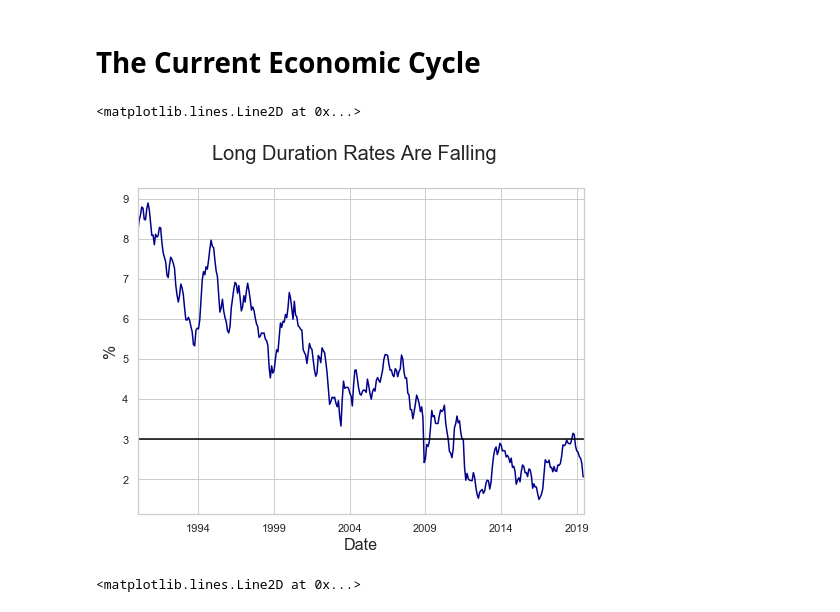
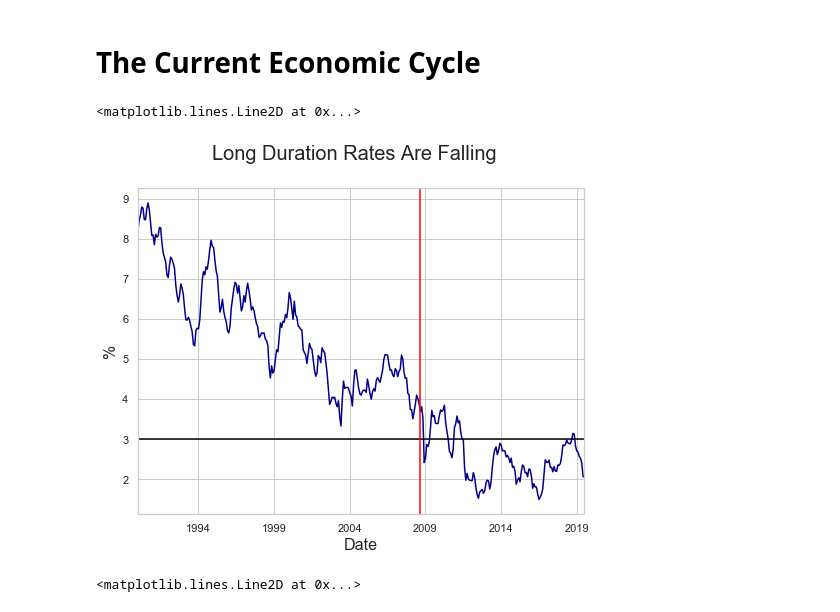
Before and after one commit to thsavage/Hirsh-Fellows-Real-Estate-Finance, a Jupyter notebook: Hirsh Scholars An Assessment of the Current State of Real Estate.ipynb, the cells around one changed output. Saved outputs shown, nothing was run; the diff lists cells and outputs as text; code cells hidden in the pictures.

```diff
--- a/Hirsh Scholars An Assessment of the Current State of Real Estate.ipynb
+++ b/Hirsh Scholars An Assessment of the Current State of Real Estate.ipynb
@@ -49,16 +49,17 @@ Populating the interactive namespace from numpy and matplotlib
 # %%
 ten_year = fred.get_series("GS10", observation_start='1990-01-01')
 one_year = fred.get_series("DGS1", observation_start='1990-01-01')
 three_month = fred.get_series("DGS3MO", observation_start='1990-01-01')
 
 ten_year.plot(color='darkblue', figsize=(8, 6))
 plt.suptitle('Long Duration Rates Are Falling', fontsize=20)
 plt.xlabel('Date', fontsize=16)
 plt.ylabel('%', fontsize=16)
 plt.axhline(3.0, color="black")
+plt.axvline(dt.datetime(2008, 9, 15), color="red")
 # %% [output]
 <matplotlib.lines.Line2D at 0x...>
-[figure, old version]
+[figure, new version]
 # %%
 ten_year.plot(c='darkred', label='10 Year', figsize=(8, 6), )
 one_year.plot(c='green', label='One Year')
```
Also changed, not shown: parts of 4 cells of this notebook.
